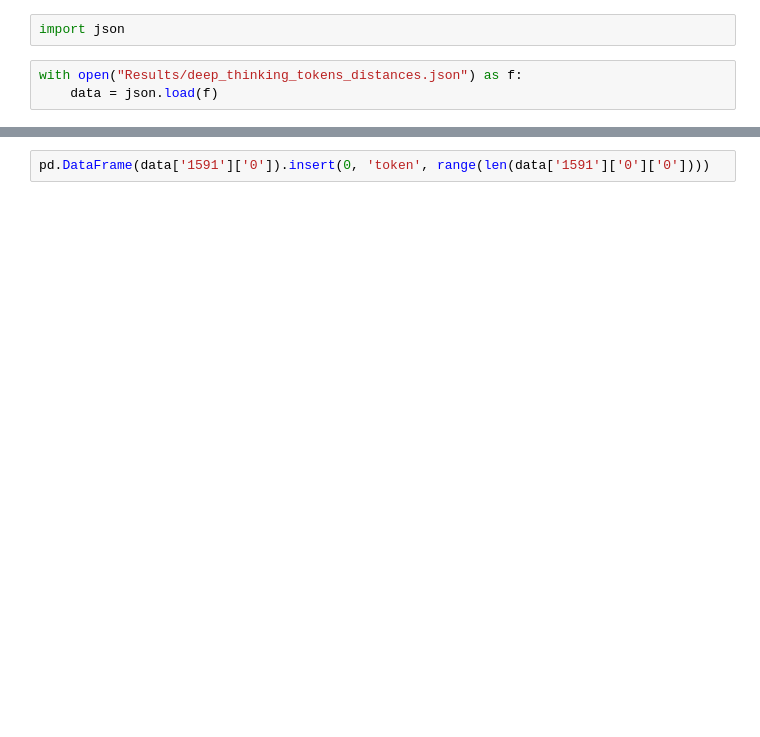
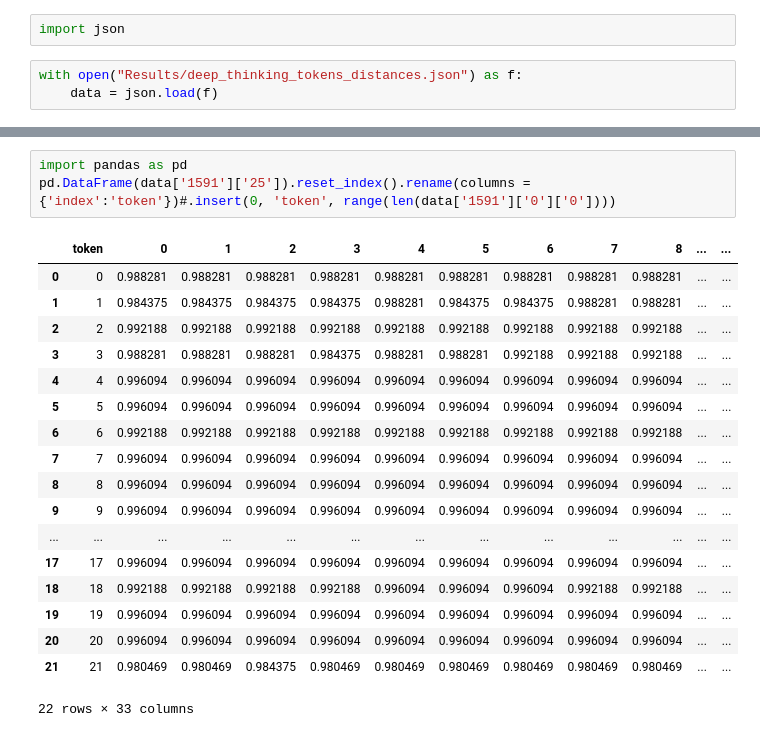
Before and after one commit to pr33t-commits/thought-anchors, a Jupyter notebook: whitebox-analyses/residual_stream_analysis/temp.ipynb, the cells around one changed output, grey strips where cells are left out. Saved outputs shown, nothing was run; the diff lists cells and outputs as text; blank space fills up the shorter version.

```diff
--- a/whitebox-analyses/residual_stream_analysis/temp.ipynb
+++ b/whitebox-analyses/residual_stream_analysis/temp.ipynb
@@ -13,2 +36,22 @@ pd.DataFrame(data['1923']['2'])
 # %%
-pd.DataFrame(data['1591']['0']).insert(0, 'token', range(len(data['1591']['0']['0'])))
+import pandas as pd
+pd.DataFrame(data['1591']['25']).reset_index().rename(columns = {'index':'token'})#.insert(0, 'token', range(len(data['1591']['0']['0'])))
+# %% [output]
+|  | token | 0 | 1 | 2 | 3 | 4 | 5 | 6 | 7 | 8 | ... | ... |
+| 0 | 0 | 0.988281 | 0.988281 | 0.988281 | 0.988281 | 0.988281 | 0.988281 | 0.988281 | 0.988281 | 0.988281 | ... | ... |
+| 1 | 1 | 0.984375 | 0.984375 | 0.984375 | 0.984375 | 0.988281 | 0.984375 | 0.984375 | 0.988281 | 0.988281 | ... | ... |
+| 2 | 2 | 0.992188 | 0.992188 | 0.992188 | 0.992188 | 0.992188 | 0.992188 | 0.992188 | 0.992188 | 0.992188 | ... | ... |
+| 3 | 3 | 0.988281 | 0.988281 | 0.988281 | 0.984375 | 0.988281 | 0.988281 | 0.992188 | 0.992188 | 0.992188 | ... | ... |
+| 4 | 4 | 0.996094 | 0.996094 | 0.996094 | 0.996094 | 0.996094 | 0.996094 | 0.996094 | 0.996094 | 0.996094 | ... | ... |
+| 5 | 5 | 0.996094 | 0.996094 | 0.996094 | 0.996094 | 0.996094 | 0.996094 | 0.996094 | 0.996094 | 0.996094 | ... | ... |
+| 6 | 6 | 0.992188 | 0.992188 | 0.992188 | 0.992188 | 0.992188 | 0.992188 | 0.992188 | 0.992188 | 0.992188 | ... | ... |
+| 7 | 7 | 0.996094 | 0.996094 | 0.996094 | 0.996094 | 0.996094 | 0.996094 | 0.996094 | 0.996094 | 0.996094 | ... | ... |
+| 8 | 8 | 0.996094 | 0.996094 | 0.996094 | 0.996094 | 0.996094 | 0.996094 | 0.996094 | 0.996094 | 0.996094 | ... | ... |
+| 9 | 9 | 0.996094 | 0.996094 | 0.996094 | 0.996094 | 0.996094 | 0.996094 | 0.996094 | 0.996094 | 0.996094 | ... | ... |
+| ... | ... | ... | ... | ... | ... | ... | ... | ... | ... | ... | ... | ... |
+| 17 | 17 | 0.996094 | 0.996094 | 0.996094 | 0.996094 | 0.996094 | 0.996094 | 0.996094 | 0.996094 | 0.996094 | ... | ... |
+| 18 | 18 | 0.992188 | 0.992188 | 0.992188 | 0.992188 | 0.996094 | 0.996094 | 0.996094 | 0.992188 | 0.992188 | ... | ... |
+| 19 | 19 | 0.996094 | 0.996094 | 0.996094 | 0.996094 | 0.996094 | 0.996094 | 0.996094 | 0.996094 | 0.996094 | ... | ... |
+| 20 | 20 | 0.996094 | 0.996094 | 0.996094 | 0.996094 | 0.996094 | 0.996094 | 0.996094 | 0.996094 | 0.996094 | ... | ... |
+| 21 | 21 | 0.980469 | 0.980469 | 0.984375 | 0.980469 | 0.980469 | 0.980469 | 0.980469 | 0.980469 | 0.980469 | ... | ... |
+22 rows × 33 columns
```
Also changed, not shown: parts of 12 cells of this notebook, 5 other files.
